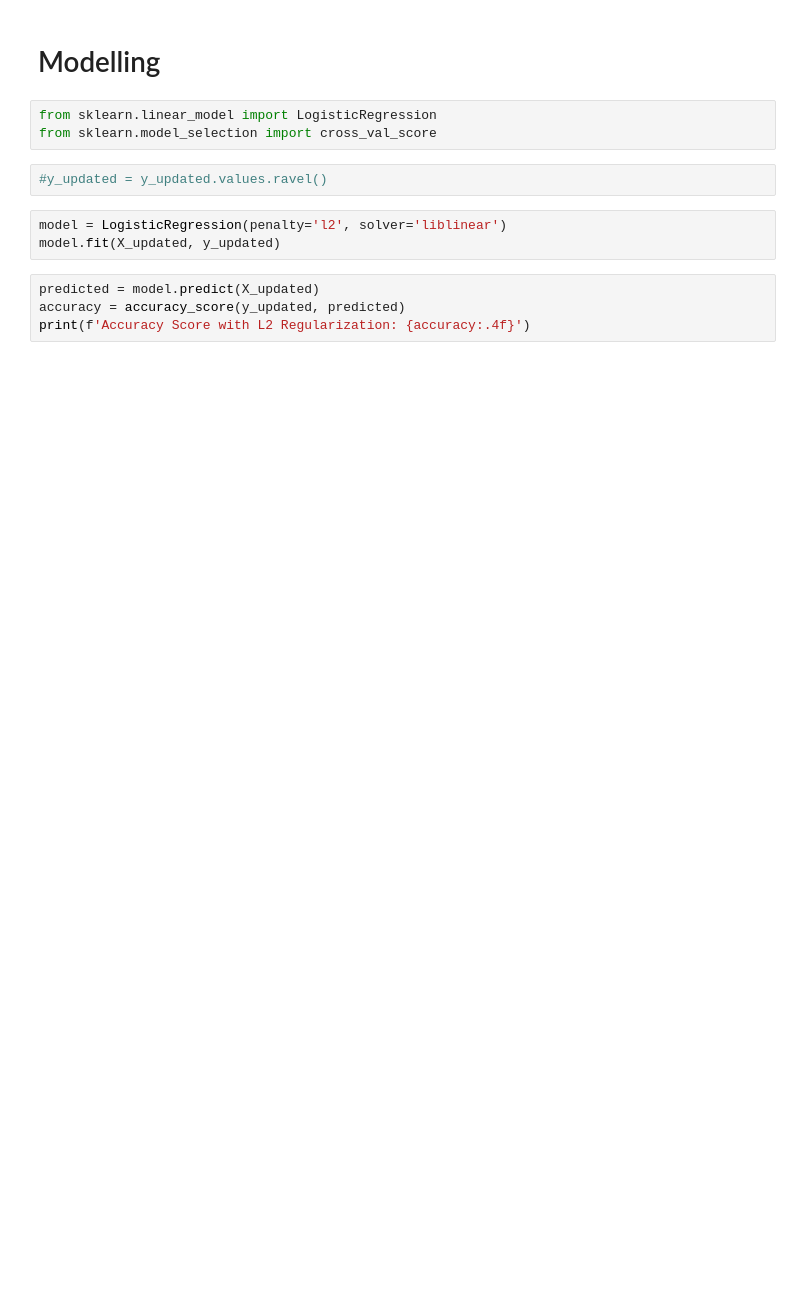
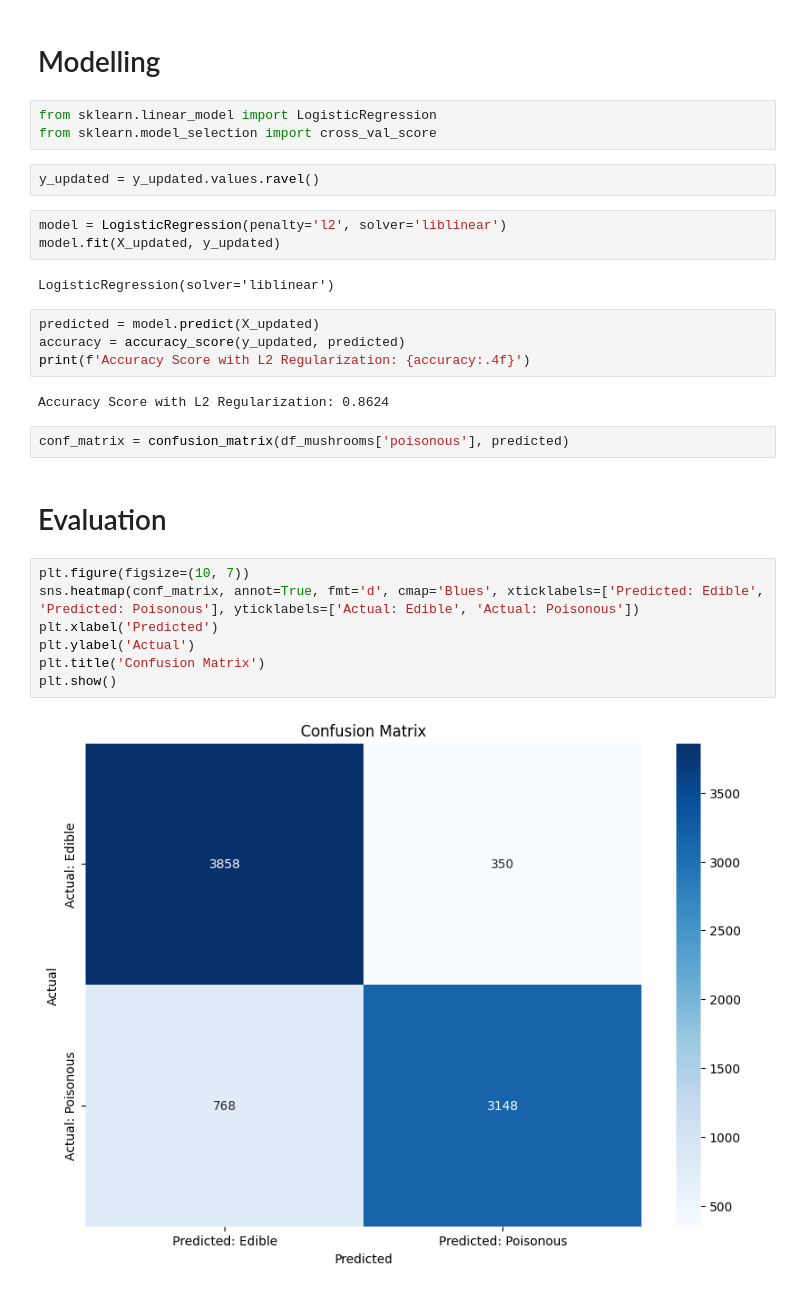
Before and after one commit to PedroHang/Mushroom-Classification-Project, a Jupyter notebook: mushrooms.ipynb, the cells around one changed output. Saved outputs shown, nothing was run; the diff lists cells and outputs as text; blank space fills up the shorter version.

```diff
--- a/mushrooms.ipynb
+++ b/mushrooms.ipynb
@@ -393,14 +549,31 @@ print(f'Accuracy Score: {accuracy:.4f}')
 from sklearn.linear_model import LogisticRegression
 from sklearn.model_selection import cross_val_score
 # %%
-#y_updated = y_updated.values.ravel()
+y_updated = y_updated.values.ravel()
 # %%
 model = LogisticRegression(penalty='l2', solver='liblinear')
 model.fit(X_updated, y_updated)
+# %% [output]
+LogisticRegression(solver='liblinear')
 # %%
 predicted = model.predict(X_updated)
 accuracy = accuracy_score(y_updated, predicted)
 print(f'Accuracy Score with L2 Regularization: {accuracy:.4f}')
+# %% [output]
+Accuracy Score with L2 Regularization: 0.8624
+# %%
+conf_matrix = confusion_matrix(df_mushrooms['poisonous'], predicted)
+# %% [markdown]
+# Evaluation
+# %%
+plt.figure(figsize=(10, 7))
+sns.heatmap(conf_matrix, annot=True, fmt='d', cmap='Blues', xticklabels=['Predicted: Edible', 'Predicted: Poisonous'], yticklabels=['Actual: Edible', 'Actual: Poisonous'])
+plt.xlabel('Predicted')
+plt.ylabel('Actual')
+plt.title('Confusion Matrix')
+plt.show()
+# %% [output]
+[figure, added]
 # %%
 scores = cross_val_score(model, X_updated, y_updated, cv=60, scoring='accuracy')
 print(f'Cross-Validation Accuracy Scores: {scores}')
```
Also changed, not shown: parts of 18 cells of this notebook.
